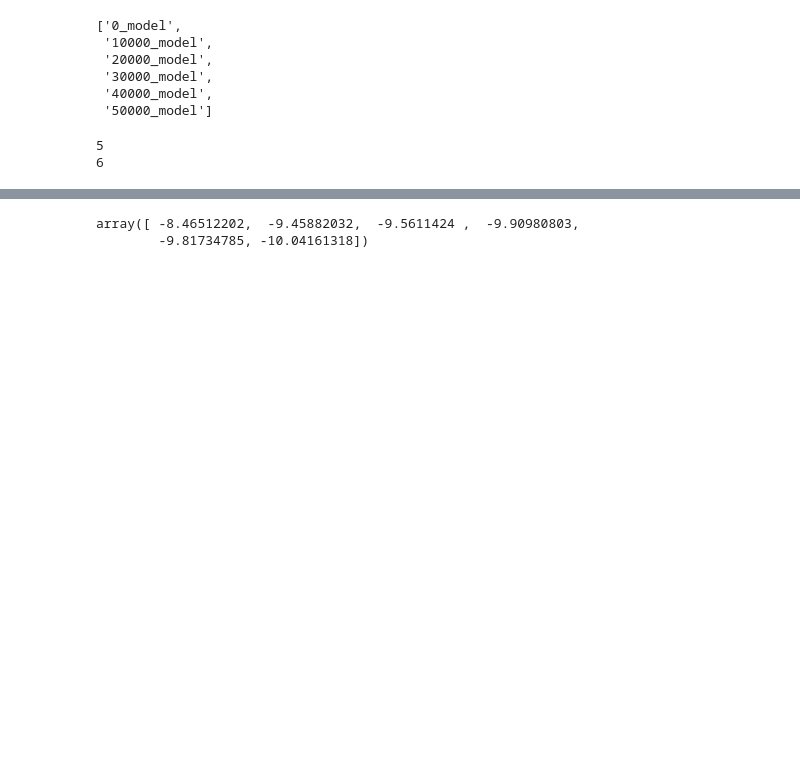
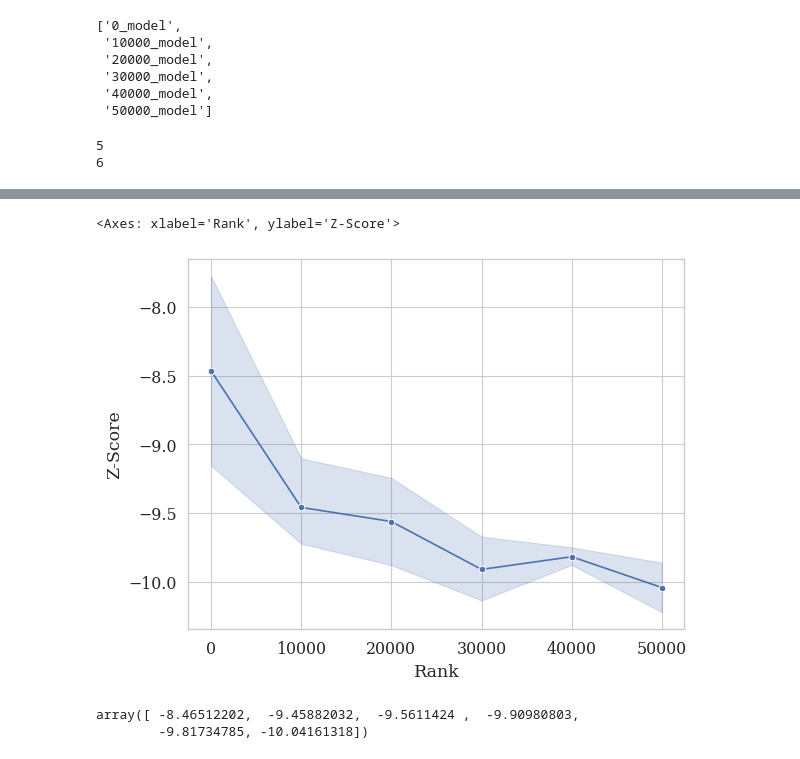
Before and after one commit to johntzwei/haveibeentrainedon, a Jupyter notebook: unstealthy/unstealthy_raretoken/raretoken_exp.ipynb, the cells around one changed output, grey strips where cells are left out. Saved outputs shown, nothing was run; the diff lists cells and outputs as text; code cells hidden in the pictures; blank space fills up the shorter version.

```diff
--- a/unstealthy/unstealthy_raretoken/raretoken_exp.ipynb
+++ b/unstealthy/unstealthy_raretoken/raretoken_exp.ipynb
@@ -107,3 +107,12 @@ new_y_axises = reshape_input(y_axises)
 new_null_means = reshape_input(null_means)
 new_null_stdev = reshape_input(null_stdev)
 new_statistic_total = reshape_input(statistic_total)
+# %%
+seaborn_table = []
+convert_arr = [0, 10000, 20000, 30000, 40000, 50000]
+for j in range(len(new_y_axises[0])):
+    for k in range(len(new_y_axises[0][j])):
+        seaborn_table.append([new_y_axises[0][j][k], convert_arr[k]])
+# %%
+df = pd.DataFrame(seaborn_table, columns=["Z-Score", "Rank"])
+df
@@ -109,0 +137,5 @@ new_statistic_total = reshape_input(statistic_total)
+# %%
+sns.lineplot(data=df, x="Rank", y="Z-Score", errorbar=("ci", 95), marker='o')
+# %% [output]
+<Axes: xlabel='Rank', ylabel='Z-Score'>
+[figure, added]
```
Also changed, not shown: parts of 2 cells of this notebook, 12 other files.
